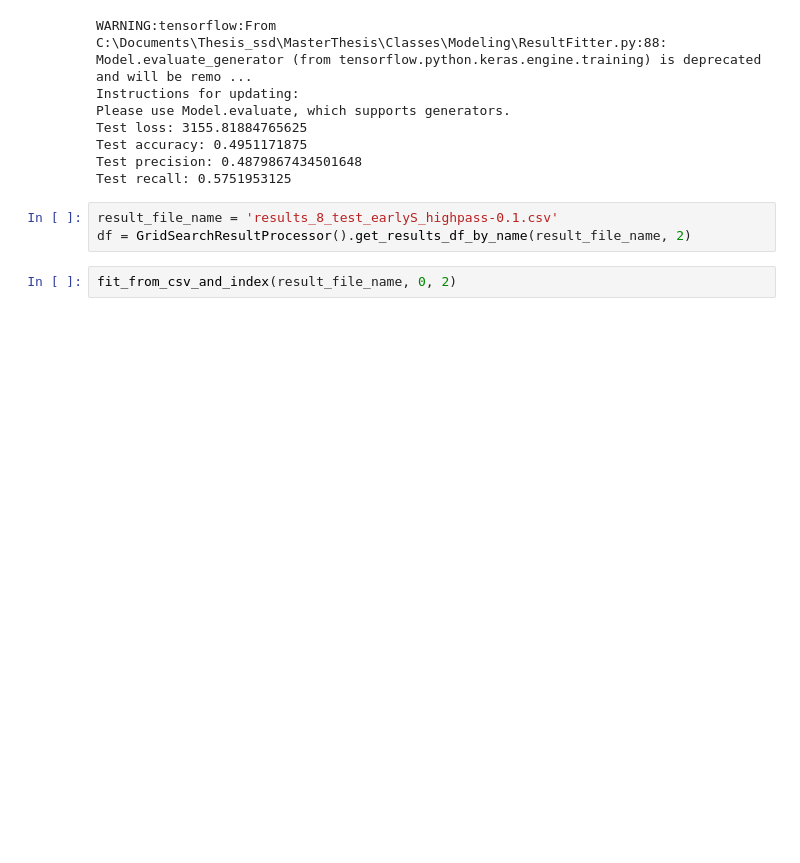
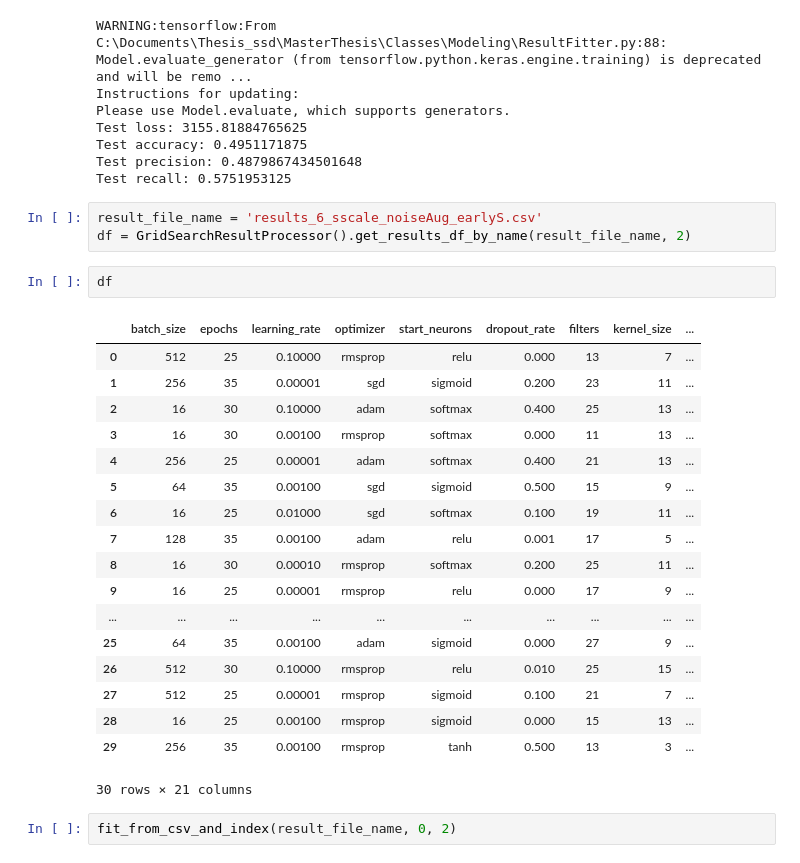
Before and after one commit to tss95/MasterThesis-2.0, a Jupyter notebook: Notebooks/Modeling/ViewResultFile.ipynb, the cells around one changed output. Drawn from its saved outputs; the diff is of its cells as text; blank space fills up the shorter version.

```diff
--- a/Notebooks/Modeling/ViewResultFile.ipynb
+++ b/Notebooks/Modeling/ViewResultFile.ipynb
@@ -56,8 +56,29 @@ Test accuracy: 0.4951171875
 Test precision: 0.4879867434501648
 Test recall: 0.5751953125
 # %%
-result_file_name = 'results_8_test_earlyS_highpass-0.1.csv'
+result_file_name = 'results_6_sscale_noiseAug_earlyS.csv'
 df = GridSearchResultProcessor().get_results_df_by_name(result_file_name, 2)
+# %%
+df
+# %% [output]
+|  | batch_size | epochs | learning_rate | optimizer | start_neurons | dropout_rate | filters | kernel_size | ... |
+| 0 | 512 | 25 | 0.10000 | rmsprop | relu | 0.000 | 13 | 7 | ... |
+| 1 | 256 | 35 | 0.00001 | sgd | sigmoid | 0.200 | 23 | 11 | ... |
+| 2 | 16 | 30 | 0.10000 | adam | softmax | 0.400 | 25 | 13 | ... |
+| 3 | 16 | 30 | 0.00100 | rmsprop | softmax | 0.000 | 11 | 13 | ... |
+| 4 | 256 | 25 | 0.00001 | adam | softmax | 0.400 | 21 | 13 | ... |
+| 5 | 64 | 35 | 0.00100 | sgd | sigmoid | 0.500 | 15 | 9 | ... |
+| 6 | 16 | 25 | 0.01000 | sgd | softmax | 0.100 | 19 | 11 | ... |
+| 7 | 128 | 35 | 0.00100 | adam | relu | 0.001 | 17 | 5 | ... |
+| 8 | 16 | 30 | 0.00010 | rmsprop | softmax | 0.200 | 25 | 11 | ... |
+| 9 | 16 | 25 | 0.00001 | rmsprop | relu | 0.000 | 17 | 9 | ... |
+| ... | ... | ... | ... | ... | ... | ... | ... | ... | ... |
+| 25 | 64 | 35 | 0.00100 | adam | sigmoid | 0.000 | 27 | 9 | ... |
+| 26 | 512 | 30 | 0.10000 | rmsprop | relu | 0.010 | 25 | 15 | ... |
+| 27 | 512 | 25 | 0.00001 | rmsprop | sigmoid | 0.100 | 21 | 7 | ... |
+| 28 | 16 | 25 | 0.00100 | rmsprop | sigmoid | 0.000 | 15 | 13 | ... |
+| 29 | 256 | 35 | 0.00100 | rmsprop | tanh | 0.500 | 13 | 3 | ... |
+30 rows × 21 columns
 # %%
 fit_from_csv_and_index(result_file_name, 0, 2)
 # %%
```
Also changed, not shown: parts of 1 cell of this notebook, 5 other files.
